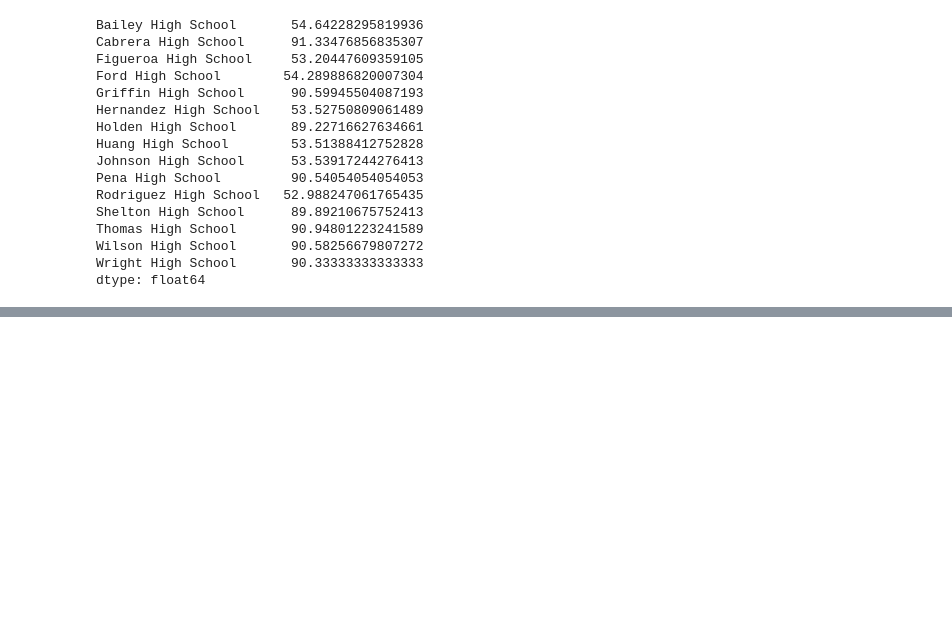
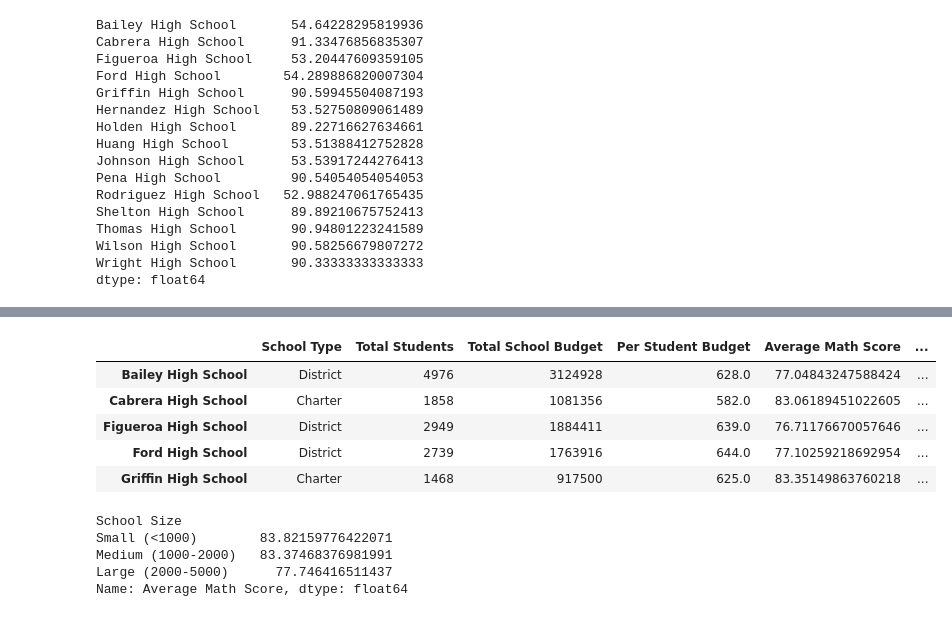
Before and after one commit to ntandelo/School_District_Analysis, a Jupyter notebook: PyCitySchools.ipynb, the cells around one changed output, grey strips where cells are left out. Saved outputs shown, nothing was run; the diff lists cells and outputs as text; code cells hidden in the pictures; blank space fills up the shorter version.

```diff
--- a/PyCitySchools.ipynb
+++ b/PyCitySchools.ipynb
@@ -791,0 +1177,34 @@ bottom_schools.head()
+# %%
+# Establish the bins.
+size_bins = [0, 1000, 2000, 5000]
+group_names = ["Small (<1000)", "Medium (1000-2000)", "Large (2000-5000)"]
+# %%
+#add a new column in to perschoolsummary datafram. Used cut function on perschoolsummary df to group students based on bins.
+
+per_school_summary_df["School Size"] = pd.cut(per_school_summary_df["Total Students"], size_bins, labels=group_names)
+
+per_school_summary_df.head()
+# %% [output]
+|  | School Type | Total Students | Total School Budget | Per Student Budget | Average Math Score | ... |
+| Bailey High School | District | 4976 | 3124928 | 628.0 | 77.04843247588424 | ... |
+| Cabrera High School | Charter | 1858 | 1081356 | 582.0 | 83.06189451022605 | ... |
+| Figueroa High School | District | 2949 | 1884411 | 639.0 | 76.71176670057646 | ... |
+| Ford High School | District | 2739 | 1763916 | 644.0 | 77.10259218692954 | ... |
+| Griffin High School | Charter | 1468 | 917500 | 625.0 | 83.35149863760218 | ... |
+# %%
+# Calculate averages for the desired columns.
+size_math_scores = per_school_summary_df.groupby(["School Size"]).mean()["Average Math Score"]
+
+size_reading_scores = per_school_summary_df.groupby(["School Size"]).mean()["Average Reading Score"]
+
+size_passing_math = per_school_summary_df.groupby(["School Size"]).mean()["% Passing Math"]
+
+size_passing_reading = per_school_summary_df.groupby(["School Size"]).mean()["% Passing Reading"]
+
+size_overall_passing = per_school_summary_df.groupby(["School Size"]).mean()["% Overall Passing"]
+# %% [output]
+School Size
+Small (<1000)        83.82159776422071
+Medium (1000-2000)   83.37468376981991
+Large (2000-5000)      77.746416511437
+Name: Average Math Score, dtype: float64
```
Also changed, not shown: parts of 54 cells of this notebook, 1 other file.
